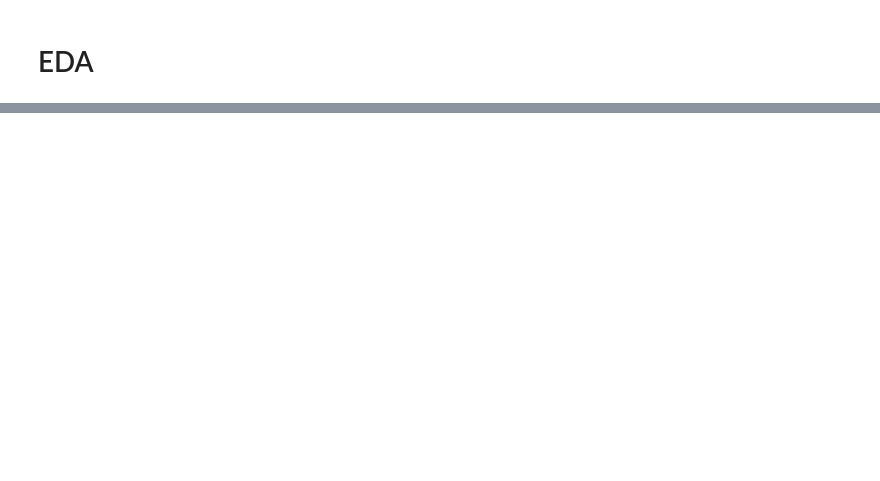
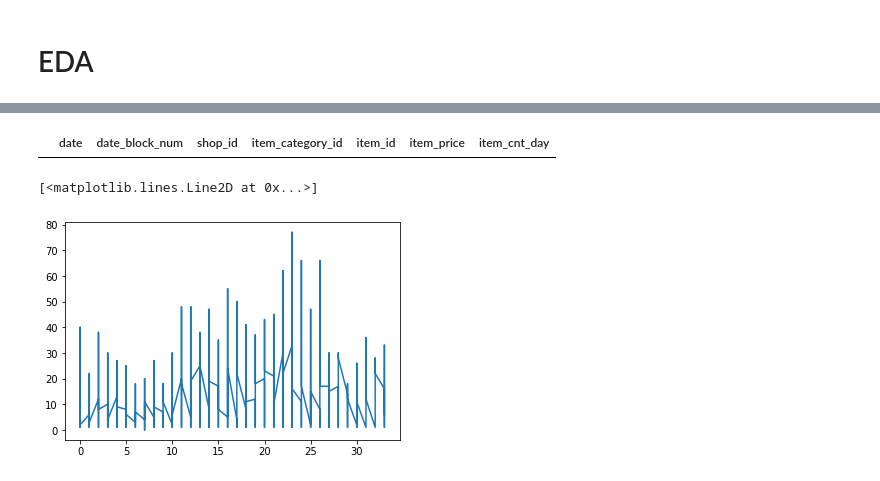
Before and after one commit to Neelam-Singhal/Forecast_Sales_Kaggle_Competiton, a Jupyter notebook: forecast_sales_model.ipynb, the cells around one changed output, grey strips where cells are left out. Cells and saved outputs as stored; diff of their text form; code cells hidden in the pictures; blank space fills up the shorter version.

```diff
--- a/forecast_sales_model.ipynb
+++ b/forecast_sales_model.ipynb
@@ -58,6 +98,6 @@ df = sales_train.copy()
 # %%
 # Data Clean
 df = df[df.date.between('2013-01-01', '2015-10-31') ]
-df['month'] = df['date'].dt.month
-df['year'] = df['date'].dt.year
+#df['month'] = df['date'].dt.month
+#df['year'] = df['date'].dt.year
 df = df.sort_values('date')
@@ -122,0 +123,10 @@ Timestamp('2015-10-31 00:00:00')
+# %%
+# Grouping data on monthly basis so it matches our final format
+df_group = df.groupby(['date_block_num', 'shop_id', 'item_id']).agg({
+    'item_category_id' : 'last',
+    'item_price':'max',
+    'item_cnt_day':'sum'
+
+}).reset_index()
+# %%
+df_group = df_group.sort_values('date_block_num')
@@ -122,0 +161,9 @@ Timestamp('2015-10-31 00:00:00')
+# %%
+df[df.item_cnt_day<0]
+# %% [output]
+|  | date | date_block_num | shop_id | item_category_id | item_id | item_price | item_cnt_day |
+# %%
+plt.plot(df_group[df_group.item_id == 5822].date_block_num, df_group[df_group.item_id == 5822].item_cnt_day)
+# %% [output]
+[<matplotlib.lines.Line2D at 0x...>]
+[figure, added]
```
Also changed, not shown: parts of 21 cells of this notebook.
